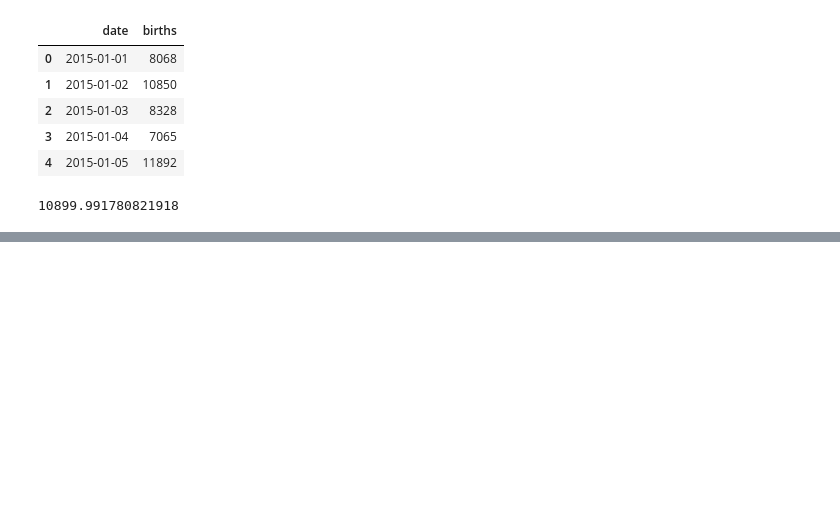
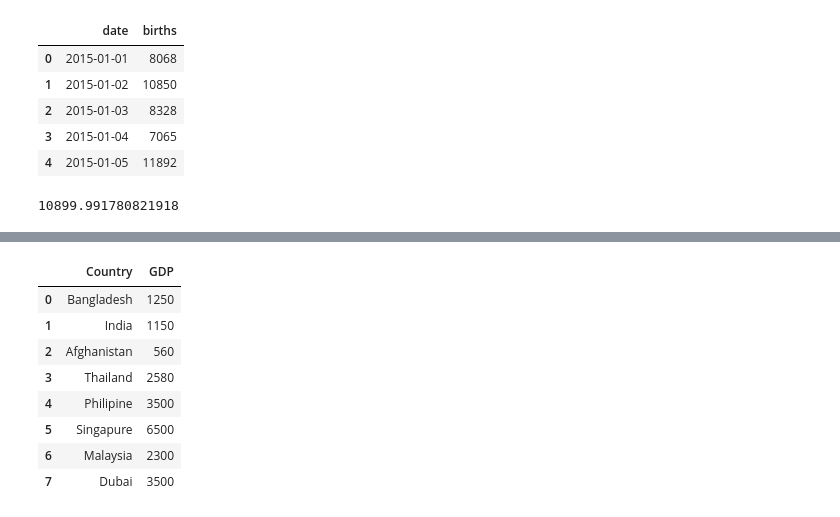
Before and after one commit to mrazzaqe/Machine-Learing, a Jupyter notebook: PandaBasic.ipynb, the cells around one changed output, grey strips where cells are left out. Saved outputs shown, nothing was run; the diff lists cells and outputs as text; code cells hidden in the pictures; blank space fills up the shorter version.

```diff
--- a/PandaBasic.ipynb
+++ b/PandaBasic.ipynb
@@ -50,0 +307,16 @@ dt['births'].mean()
+# %%
+Country=np.array(["Bangladesh","India","Afghanistan","Thailand","Philipine","Singapure","Malaysia","Dubai"])
+GDP = np.array([1250,1150,560,2580,3500,6500,2300,3500])
+# %%
+dt_country_GDP = pd.DataFrame({"Country":Country, "GDP":GDP})
+dt_country_GDP
+# %% [output]
+|  | Country | GDP |
+| 0 | Bangladesh | 1250 |
+| 1 | India | 1150 |
+| 2 | Afghanistan | 560 |
+| 3 | Thailand | 2580 |
+| 4 | Philipine | 3500 |
+| 5 | Singapure | 6500 |
+| 6 | Malaysia | 2300 |
+| 7 | Dubai | 3500 |
```
Also changed, not shown: parts of 100 cells of this notebook, 18 other files.
